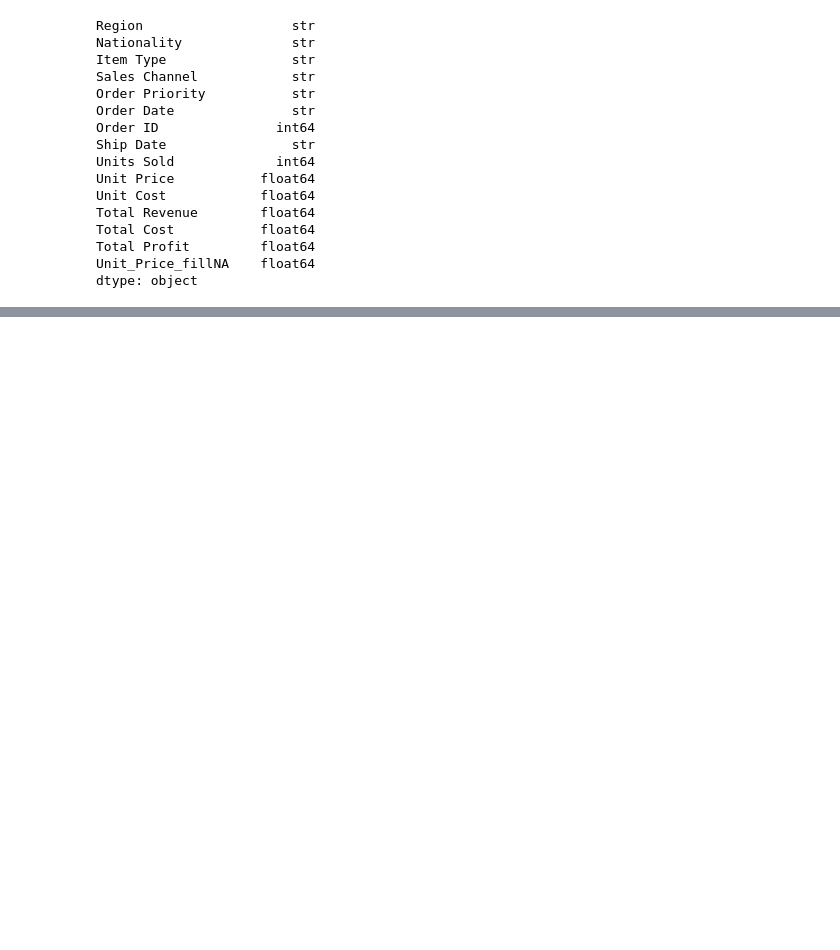
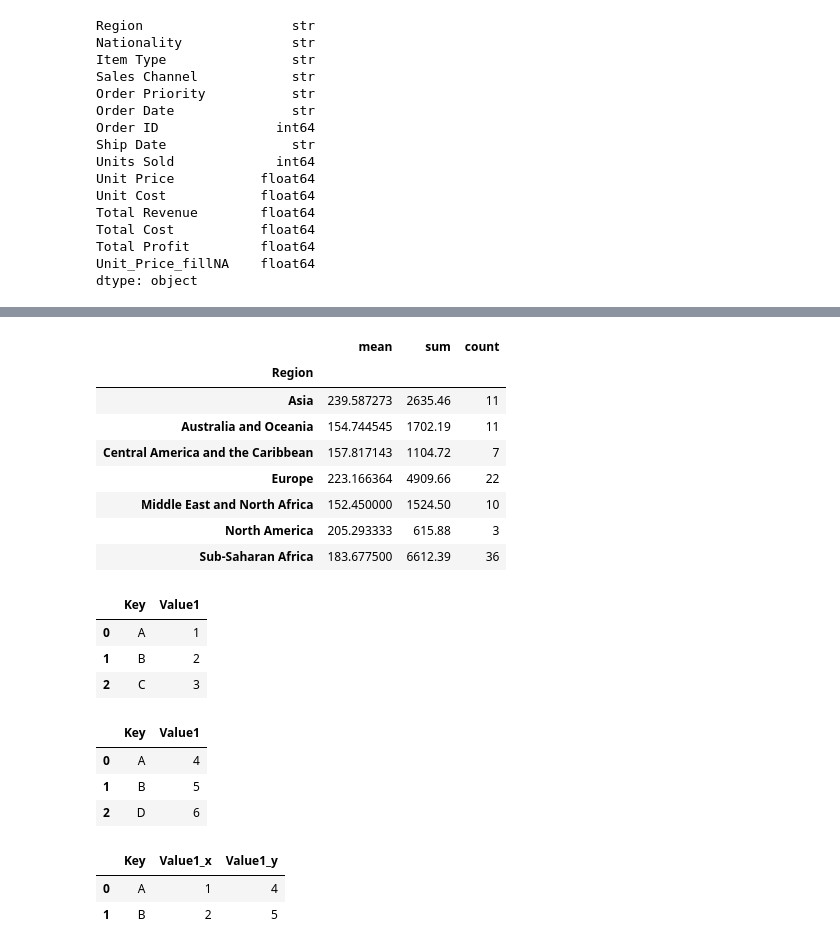
Before and after one commit to Sher-Hassan/AI-ML-DataScience-Practice, a Jupyter notebook: Day 7/DataManipulationAndAnalysisWithPandas.ipynb, the cells around one changed output, grey strips where cells are left out. Drawn from its saved outputs; the diff is of its cells as text; code cells hidden in the pictures; blank space fills up the shorter version.

Commit message:
Grouping of DataFrames done using Joins I learnt from DBMS

```diff
--- a/Day 7/DataManipulationAndAnalysisWithPandas.ipynb
+++ b/Day 7/DataManipulationAndAnalysisWithPandas.ipynb
@@ -197,0 +251,14 @@ df.head()
+# %%
+## aggregate multiple functions
+grouped_agg = df.groupby('Region')['Unit Cost'].agg(['mean', 'sum', 'count'])
+grouped_agg
+# %% [output]
+|  | mean | sum | count |
+| Region |  |  |  |
+| Asia | 239.587273 | 2635.46 | 11 |
+| Australia and Oceania | 154.744545 | 1702.19 | 11 |
+| Central America and the Caribbean | 157.817143 | 1104.72 | 7 |
+| Europe | 223.166364 | 4909.66 | 22 |
+| Middle East and North Africa | 152.450000 | 1524.50 | 10 |
+| North America | 205.293333 | 615.88 | 3 |
+| Sub-Saharan Africa | 183.677500 | 6612.39 | 36 |
@@ -197,0 +269,22 @@ df.head()
+# %%
+df1
+# %% [output]
+|  | Key | Value1 |
+| 0 | A | 1 |
+| 1 | B | 2 |
+| 2 | C | 3 |
+# %%
+df2
+# %% [output]
+|  | Key | Value1 |
+| 0 | A | 4 |
+| 1 | B | 5 |
+| 2 | D | 6 |
+# %%
+# Using Joins (like in DBMS)
+# Merging DataFrame on the 'Key Columns'
+pd.merge(df1,df2,on="Key",how="inner")
+# %% [output]
+|  | Key | Value1_x | Value1_y |
+| 0 | A | 1 | 4 |
+| 1 | B | 2 | 5 |
```
Also changed, not shown: parts of 8 cells of this notebook, 4 other files.
